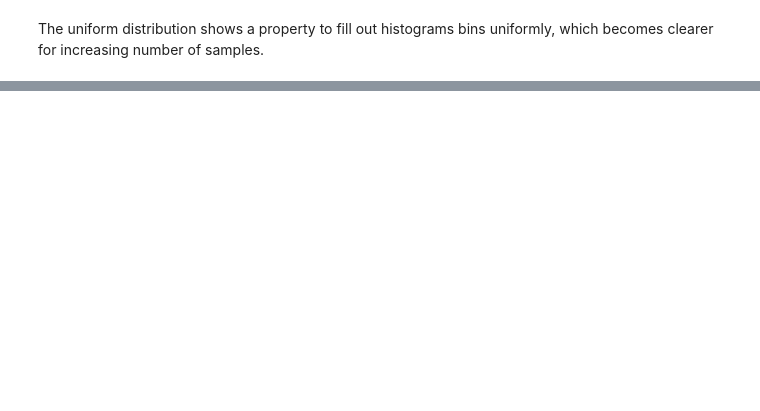
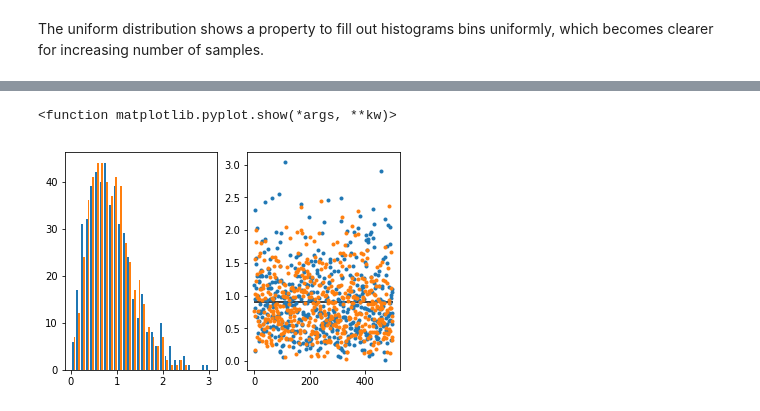
Before and after one commit to andkoc001/fun-with-numpy-random, a Jupyter notebook: exploring-random-numpy.ipynb, the cells around one changed output, grey strips where cells are left out. Saved outputs shown, nothing was run; the diff lists cells and outputs as text; code cells hidden in the pictures; blank space fills up the shorter version.

Commit message:
Weibull distribution added

```diff
--- a/exploring-random-numpy.ipynb
+++ b/exploring-random-numpy.ipynb
@@ -280,0 +290,13 @@ Actual standard diviation:  1.591559860639869
+# %%
+a = np.random.weibull(2, [500,2]) # the first parameter (shape), the second one (size) - to number of experiments (2 sets of 500 experiments)
+plt.subplot(1, 2, 1)
+plt.hist(a, bins=30)
+
+plt.subplot(1, 2, 2)
+plt.plot(a, '.')
+plt.hlines((np.mean(a)),0,500, colors='k') # draws a horizontal line at mean-value
+
+plt.show # this command will hide away numeral values of the output - for clarity
+# %% [output]
+<function matplotlib.pyplot.show(*args, **kw)>
+[figure, added]
```
Also changed, not shown: parts of 32 cells of this notebook, 1 other file.
